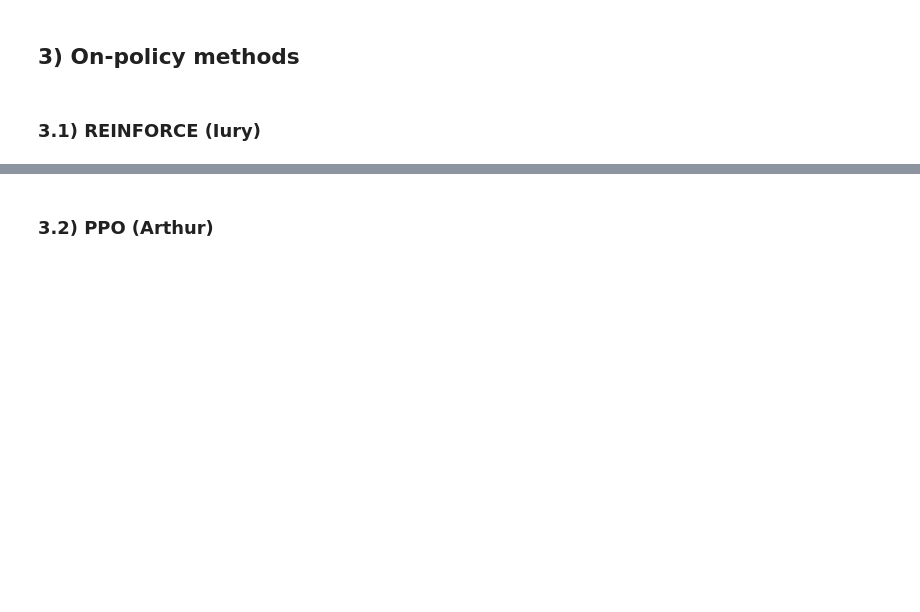
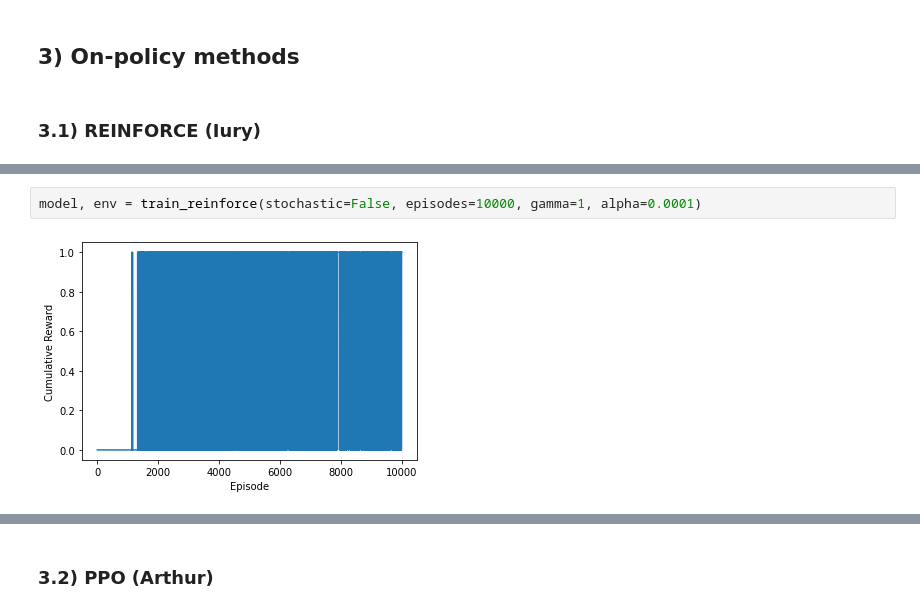
Before and after one commit to thurbridi/mo436-project-1, a Jupyter notebook: notebooks/project_2.ipynb, the cells around one changed output, grey strips where cells are left out. Saved outputs shown, nothing was run; the diff lists cells and outputs as text; blank space fills up the shorter version.

Commit message:
finished reinforce

```diff
--- a/notebooks/project_2.ipynb
+++ b/notebooks/project_2.ipynb
@@ -276,0 +360,4 @@ FFFHFFFG
+# %%
+model, env = train_reinforce(stochastic=False, episodes=10000, gamma=1, alpha=0.0001)
+# %% [output]
+[figure, added]
```
Also changed, not shown: parts of 21 cells of this notebook, 1 other file.
